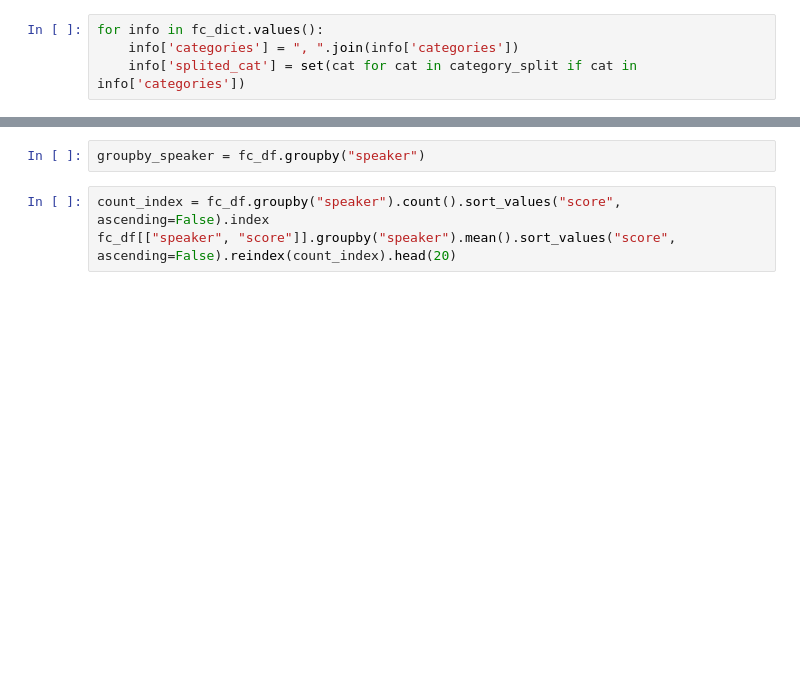
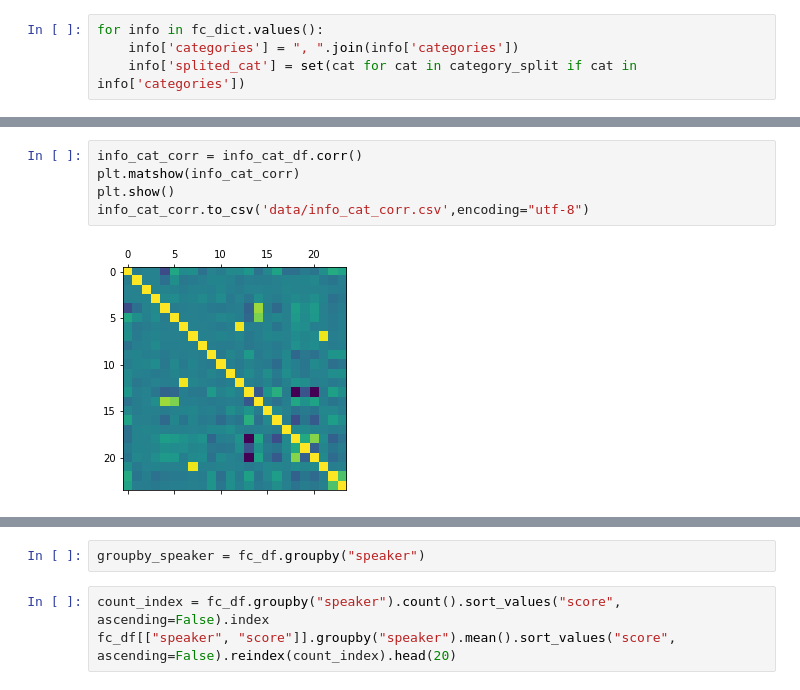
Before and after one commit to 2chanhaeng/snu-factcheck-analytics, a Jupyter notebook: scrap/snu-factcheck.ipynb, the cells around one changed output, grey strips where cells are left out. Drawn from its saved outputs; the diff is of its cells as text; blank space fills up the shorter version.

```diff
--- a/scrap/snu-factcheck.ipynb
+++ b/scrap/snu-factcheck.ipynb
@@ -159,0 +140,7 @@ cat_score.corr()
+# %%
+info_cat_corr = info_cat_df.corr()
+plt.matshow(info_cat_corr)
+plt.show()
+info_cat_corr.to_csv('data/info_cat_corr.csv',encoding="utf-8")
+# %% [output]
+[figure, added]
```
Also changed, not shown: parts of 46 cells of this notebook.
